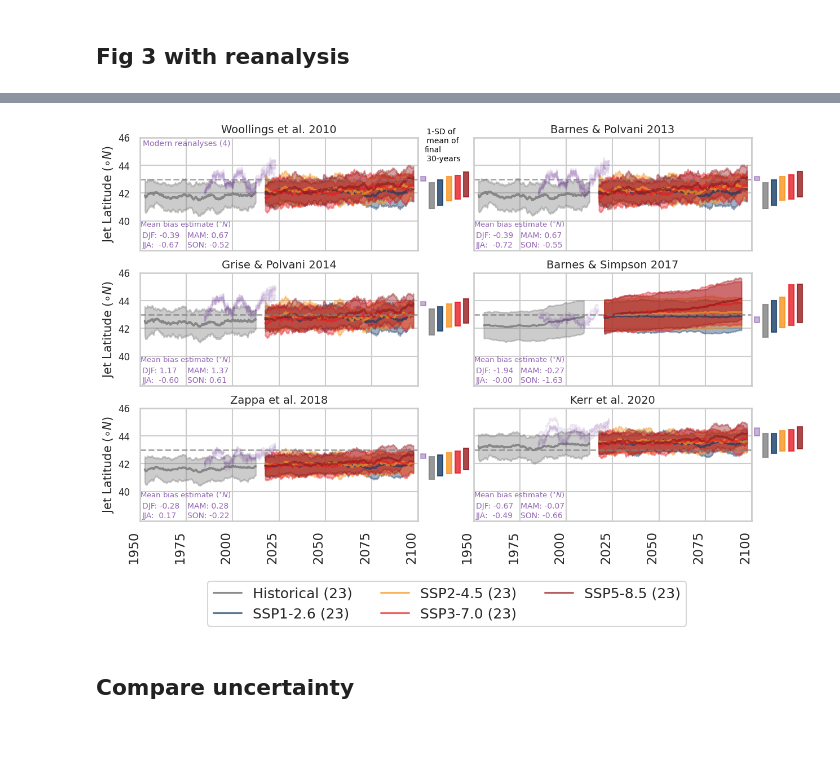
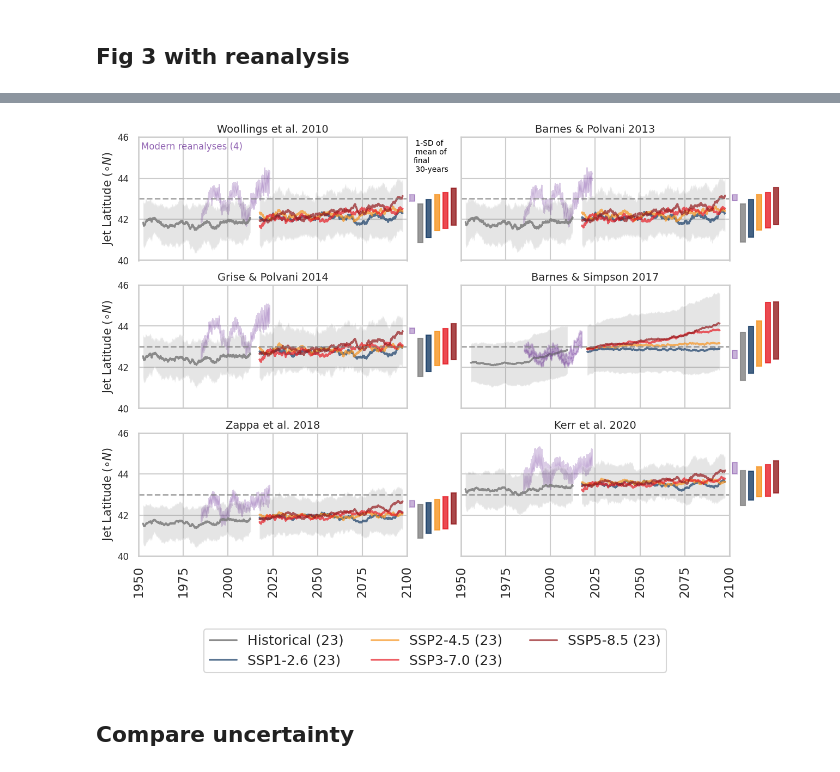
Before and after one commit to Thomasjkeel/uncertainty-in-npac-jet-shift, a Jupyter notebook: Figure_3.ipynb, the cells around one changed output, grey strips where cells are left out. Cells and saved outputs as stored; diff of their text form; code cells hidden in the pictures; blank space fills up the shorter version.

```diff
--- a/Figure_3.ipynb
+++ b/Figure_3.ipynb
@@ -717,11 +723,32 @@ for metric_to_use, metric_data_name in zip(METRIC_NAMES, METRIC_DATA_NAMES):
         jra55_npac_day_dict[metric_data_name].resample('11d').first().dropna().rolling(WINDOW_SIZE//multiplying_factor, center=True).mean().plot(ax=ax, c='indigo', alpha=.1, ls='-.', legend=False)
         merra2_npac_day_dict[metric_data_name].resample('11d').first().dropna().rolling(WINDOW_SIZE//multiplying_factor, center=True).mean().plot(ax=ax, c='indigo', alpha=.1, ls='-', legend=False)
         ncepdoe2_npac_day_dict[metric_data_name].resample('11d').first().dropna().rolling(WINDOW_SIZE//multiplying_factor, center=True).mean().plot(ax=ax, c='indigo', alpha=.1, ls=':', legend=False)
+
+        min_envelope_rean = pd.concat([era_npac_day_dict[metric_data_name].resample('11d').first().dropna().rolling(WINDOW_SIZE//multiplying_factor, center=True).mean(),\
+          jra55_npac_day_dict[metric_data_name].resample('11d').first().dropna().rolling(WINDOW_SIZE//multiplying_factor, center=True).mean(),\
+          merra2_npac_day_dict[metric_data_name].resample('11d').first().dropna().rolling(WINDOW_SIZE//multiplying_factor, center=True).mean(),\
+          ncepdoe2_npac_day_dict[metric_data_name].resample('11d').first().dropna().rolling(WINDOW_SIZE//multiplying_factor, center=True).mean()], axis=1).min(axis=1)
+
+        max_envelope_rean = pd.concat([era_npac_day_dict[metric_data_name].resample('11d').first().dropna().rolling(WINDOW_SIZE//multiplying_factor, center=True).mean(),\
+          jra55_npac_day_dict[metric_data_name].resample('11d').first().dropna().rolling(WINDOW_SIZE//multiplying_factor, center=True).mean(),\
+          merra2_npac_day_dict[metric_data_name].resample('11d').first().dropna().rolling(WINDOW_SIZE//multiplying_factor, center=True).mean(),\
+          ncepdoe2_npac_day_dict[metric_data_name].resample('11d').first().dropna().rolling(WINDOW_SIZE//multiplying_factor, center=True).mean()], axis=1).max(axis=1)
+
+        ax.fill_between(min_envelope_rean.dropna().index.values, min_envelope_rean.dropna().values, max_envelope_rean.dropna().values,\
+                       color='indigo', alpha=.2)
     else:
-        era_npac_day_dict[metric_data_name].rolling(WINDOW_SIZE).mean().plot(ax=ax, c='indigo', alpha=.1, ls='--', legend=False)
-        jra55_npac_day_dict[metric_data_name].rolling(WINDOW_SIZE).mean().plot(ax=ax, c='indigo', alpha=.1, ls='--', legend=False)
-        merra2_npac_day_dict[metric_data_name].rolling(WINDOW_SIZE).mean().plot(ax=ax, c='indigo', alpha=.1, ls='--', legend=False)
-        ncepdoe2_npac_day_dict[metric_data_name].rolling(WINDOW_SIZE).mean().plot(ax=ax, c='indigo', alpha=.1, ls='--', legend=False)
+        min_envelope_rean = pd.concat([era_npac_day_dict[metric_data_name].rolling(WINDOW_SIZE).mean(),\
+          jra55_npac_day_dict[metric_data_name].rolling(WINDOW_SIZE).mean(),\
+          merra2_npac_day_dict[metric_data_name].rolling(WINDOW_SIZE).mean(),\
+          ncepdoe2_npac_day_dict[metric_data_name].rolling(WINDOW_SIZE).mean()], axis=1).min(axis=1)
+
+        max_envelope_rean = pd.concat([era_npac_day_dict[metric_data_name].rolling(WINDOW_SIZE).mean(),\
+          jra55_npac_day_dict[metric_data_name].rolling(WINDOW_SIZE).mean(),\
+          merra2_npac_day_dict[metric_data_name].rolling(WINDOW_SIZE).mean(),\
+          ncepdoe2_npac_day_dict[metric_data_name].rolling(WINDOW_SIZE).mean()], axis=1).max(axis=1)
+
+        ax.fill_between(min_envelope_rean.dropna().index.values, min_envelope_rean.dropna().values, max_envelope_rean.dropna().values,\
+                       color='indigo', alpha=.2)
 
     if use_legend:
         ax.legend([f"Historical ({number_of_models})", f"SSP1-2.6 ({number_of_models})", f"SSP2-4.5 ({number_of_models})",\
@@ -729,16 +756,13 @@ for metric_to_use, metric_data_name in zip(METRIC_NAMES, METRIC_DATA_NAMES):
                   bbox_to_anchor=(0.79,-1), loc='lower right', fontsize=18, ncols=3)
 
     ax.fill_between((historical_mean-historical_std).dropna().index.values, (historical_mean+historical_std).dropna().values, (historical_mean-historical_std).dropna().values,\
-                        color='grey', alpha=.4)
+                        facecolor='grey', alpha=.2)
 
-    ax.fill_between((mean_all_models_ssp126-std_all_models_ssp126).dropna().index.values, (mean_all_models_ssp126+std_all_models_ssp126).dropna().values, (mean_all_models_ssp126-std_all_models_ssp126).dropna().values,\
-                        color=IPCC_COLOURS[3], alpha=.4)
-    ax.fill_between((mean_all_models_ssp245-std_all_models_ssp245).dropna().index.values, (mean_all_models_ssp245+std_all_models_ssp245).dropna().values, (mean_all_models_ssp245-std_all_models_ssp245).dropna().values,\
-                        color=IPCC_COLOURS[2], alpha=.4)
-    ax.fill_between((mean_all_models_ssp370-std_all_models_ssp370).dropna().index.values, (mean_all_models_ssp370+std_all_models_ssp370).dropna().values, (mean_all_models_ssp370-std_all_models_ssp370).dropna().values,\
-                        color=IPCC_COLOURS[1], alpha=.4)
-    ax.fill_between((mean_all_models_ssp585-std_all_models_ssp585).dropna().index.values, (mean_all_models_ssp585+std_all_models_ssp585).dropna().values, (mean_all_models_ssp585-std_all_models_ssp585).dropna().values,\
-                        color=IPCC_COLOURS[0], alpha=.4)
+    min_envelope_proj = pd.concat([(mean_all_models_ssp126-std_all_models_ssp126), (mean_all_models_ssp245-std_all_models_ssp245), (mean_all_models_ssp370-std_all_models_ssp370), (mean_all_models_ssp585-std_all_models_ssp585)], axis=1).min(axis=1)
+    max_envelope_proj = pd.concat([(mean_all_models_ssp126+std_all_models_ssp126), (mean_all_models_ssp245+std_all_models_ssp245), (mean_all_models_ssp370+std_all_models_ssp370), (mean_all_models_ssp585+std_all_models_ssp585)], axis=1).max(axis=1)
+    ax.fill_between(min_envelope_proj.dropna().index.values, min_envelope_proj.dropna().values, max_envelope_proj.dropna().values,\
+                    facecolor='grey', alpha=.2)
+
     ax.set_title(metric_to_use, size=14)
     ax.set_ylim(ymin, ymax)
     if ax_list[ax_ind][0] == 1:
@@ -777,20 +801,15 @@ for metric_to_use, metric_data_name in zip(METRIC_NAMES, METRIC_DATA_NAMES):
     ax.add_patch(mpatches.Rectangle(xy=((current_xlim_max+1000*3)+700*3+500, sd_below_mean_last_30y_ssp245), width=1000, height=(sd_above_mean_last_30y_ssp245-sd_below_mean_last_30y_ssp245), color=IPCC_COLOURS[2], alpha=.8, clip_on= False))
     ax.add_patch(mpatches.Rectangle(xy=((current_xlim_max+1000*4)+700*4+500, sd_below_mean_last_30y_ssp370), width=1000, height=(sd_above_mean_last_30y_ssp370-sd_below_mean_last_30y_ssp370), color=IPCC_COLOURS[1], alpha=.8, clip_on= False))
     ax.add_patch(mpatches.Rectangle(xy=((current_xlim_max+1000*5)+700*5+500, sd_below_mean_last_30y_ssp585), width=1000, height=(sd_above_mean_last_30y_ssp585-sd_below_mean_last_30y_ssp585), color=IPCC_COLOURS[0], alpha=.8, clip_on= False))
-    ax.text(s=r"Mean bias estimate ($^{\circ} N$)", x=datetime.date(1950, 1, 1), y=39.6, c='indigo', alpha=.6, size=9.5)
-    ax.text(s=f"DJF: {all_era5_bias[metric_to_use][1]:.2f}", x=datetime.date(1951, 4, 1), y=38.8, c='indigo', alpha=.6, size=10)
-    ax.text(s=f"MAM: {all_era5_bias[metric_to_use][2]:.2f}", x=datetime.date(1975, 6, 1), y=38.8, c='indigo', alpha=.6, size=10)
-    ax.text(s=f"JJA:  {all_era5_bias[metric_to_use][3]:.2f}", x=datetime.date(1951, 4, 1), y=38.1, c='indigo', alpha=.6, size=10)
-    ax.text(s=f"SON: {all_era5_bias[metric_to_use][4]:.2f}", x=datetime.date(1975, 6, 1), y=38.1, c='indigo', alpha=.6, size=10)
     ax.set_yticks([40, 42, 44, 46])
     ax.hlines(43, datetime.date(1950, 1, 1), datetime.date(2100, 1, 1), linestyle='--', color='grey', alpha=.7, linewidth=2)
     ax.set_xlim(datetime.date(1950, 1, 1), datetime.date(2100, 1, 1))
-    ax.set_ylim(37.9, 46)
+    ax.set_ylim(40, 46)
     ax_ind += 1
 
 axes[2][0].set_xticklabels(np.arange(1950, 2101, 25), rotation=90); axes[2][1].set_xticklabels(np.arange(1950, 2101, 25), rotation=90)
 axes[2][0].set_xlabel(''); axes[2][1].set_xlabel('');
-axes[0][0].text(s="Modern reanalyses (4)", x=ax.get_xlim()[0]+500, y=45.4, c='indigo', alpha=.6, size=10)
+axes[0][0].text(s="Modern reanalyses (4)", x=ax.get_xlim()[0]+500, y=45.4, c='indigo', alpha=.6, size=12)
 fig.subplots_adjust(hspace=.2)
-# fig.savefig("figures/figure_3_with_rean_boxes.png", dpi=300, bbox_inches='tight')
+# fig.savefig("figures/figure_3.png", dpi=300, bbox_inches='tight')
 # %% [output]
@@ -799,4 +818,4 @@ Wall time: 56.4 s
-[figure, old version]
+[figure, new version]
 # %% [markdown]
 ## Compare uncertainty
 # %%
```
Also changed, not shown: parts of 12 cells of this notebook, 24 other files.
